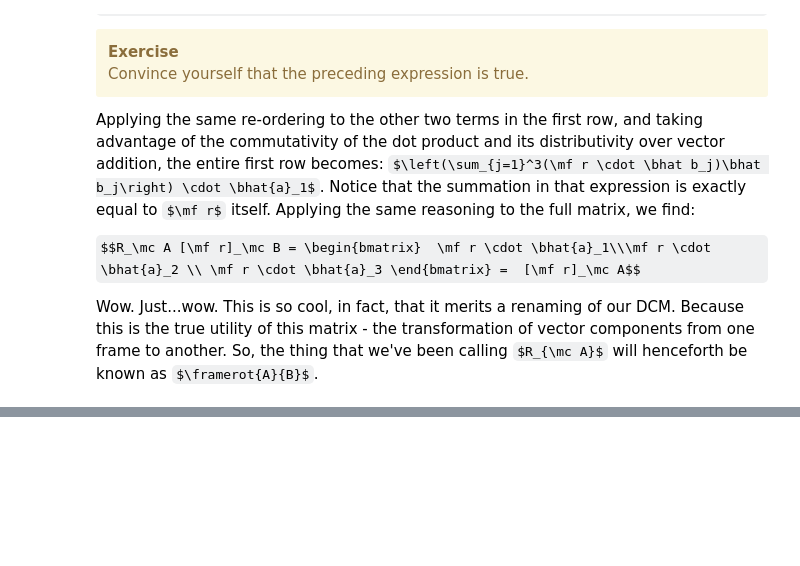
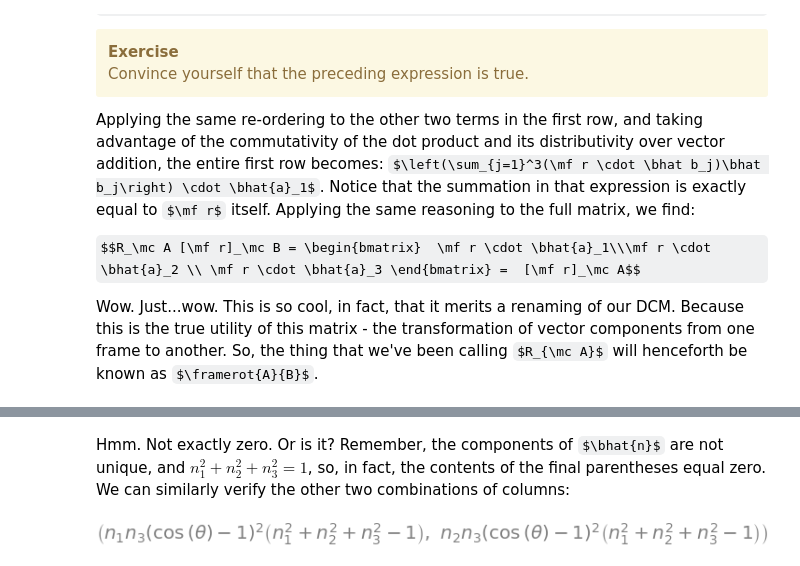
Before and after one commit to dsavransky/astrodynamicsbook, a Jupyter notebook: Notebooks/04-Simple Rotations.ipynb, the cells around one changed output, grey strips where cells are left out. Cells and saved outputs as stored; diff of their text form; code cells hidden in the pictures; some formulas as TeX source; blank space fills up the shorter version.

```diff
--- a/Notebooks/04-Simple Rotations.ipynb
+++ b/Notebooks/04-Simple Rotations.ipynb
@@ -176,0 +276,6 @@ This is incredibly powerful.  We have suddenly gained the ability to easily tran
+# %% [markdown]
+Hmm.  Not exactly zero. Or is it?  Remember, the components of $\bhat{n}$ are not unique, and $n_1^2 + n_2^2 + n_3^2 = 1$, so, in fact, the contents of the final parentheses equal zero.  We can similarly verify the other two combinations of columns:
+# %%
+simplify(expand(aCb[:,0].dot(aCb[:,2]))), simplify(expand(aCb[:,1].dot(aCb[:,2])))
+# %% [output]
+[figure, added]
```
Also changed, not shown: parts of 23 cells of this notebook, 9 other files.
